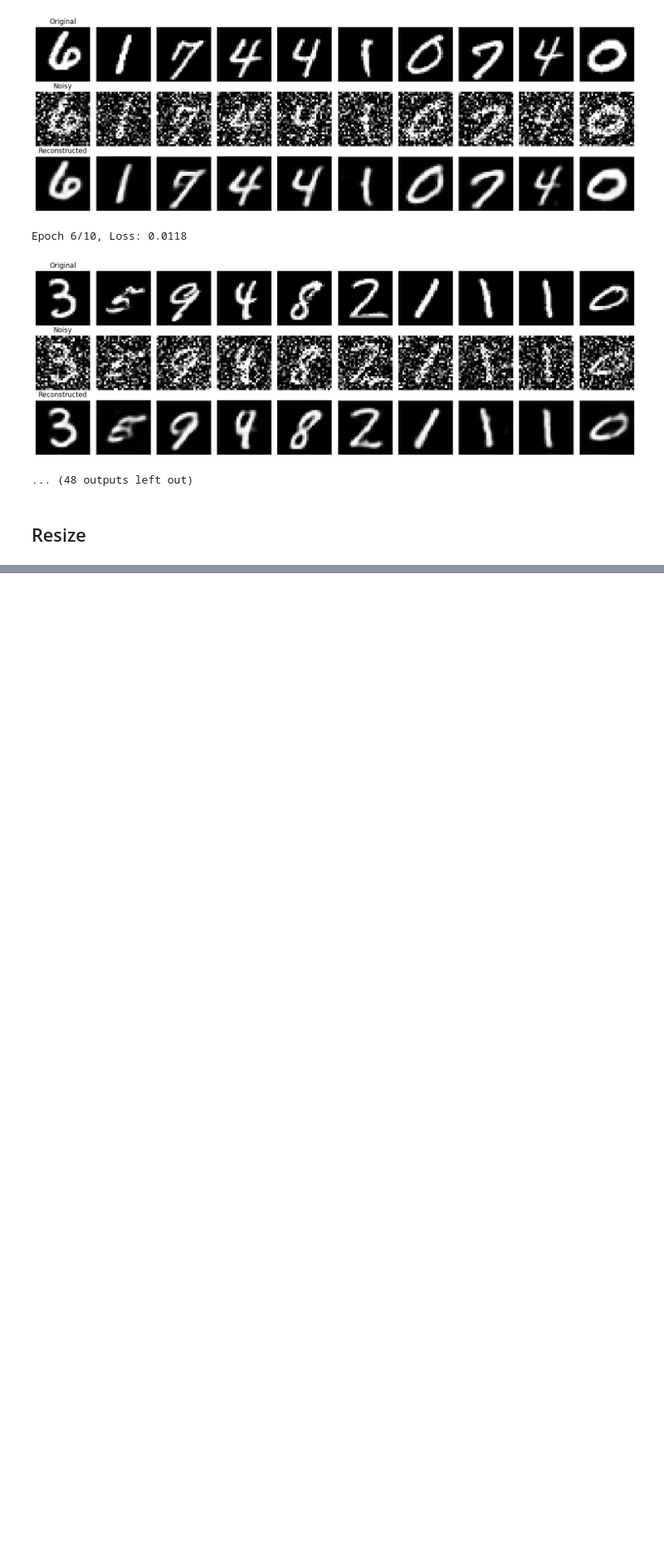
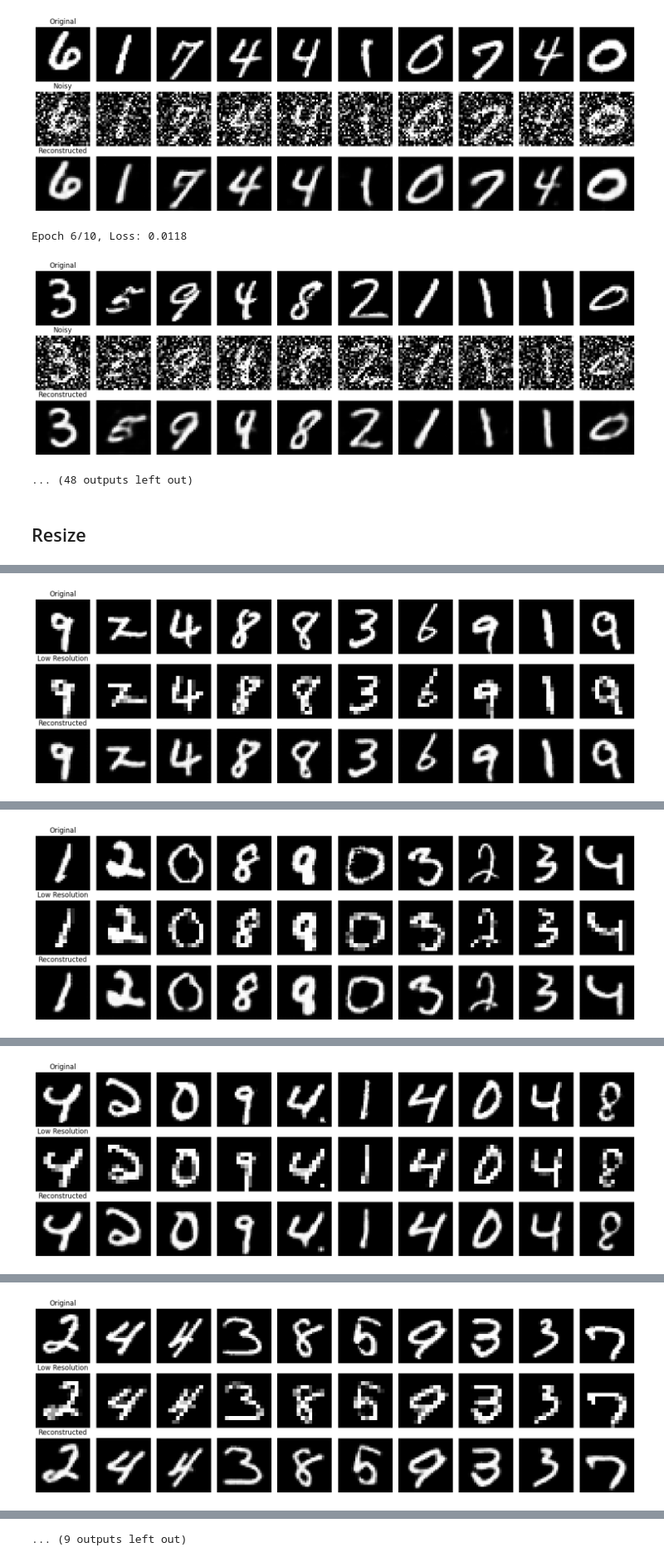
Before and after one commit to lunahernandez/Autoencoders, a Jupyter notebook: nb-07-Autoencoder.ipynb, the cells around one changed output, grey strips where cells are left out. Shown at 83% size. Cells and saved outputs as stored; diff of their text form; code cells hidden in the pictures; blank space fills up the shorter version.

```diff
--- a/nb-07-Autoencoder.ipynb
+++ b/nb-07-Autoencoder.ipynb
@@ -753,0 +524,16 @@ Epoch 10/10, Loss: 0.0046
+# %%
+device = torch.device("cuda" if torch.cuda.is_available() else "cpu")
+
+input_size=14 # 14x14
+num_epochs = 10
+lr = 0.001
+weight_decay = 1e-5
+
+model = SuperResolutionAutoencoder(input_size=input_size).to(device)
+
+criterion = nn.MSELoss()
+optimizer = optim.Adam(model.parameters(), lr=lr, weight_decay=weight_decay)
+
+train_super_resolution_autoencoder(model, data_loader, data_loader_valid, num_epochs, input_size, criterion, optimizer, device)
+#visualize_results_super_resolution_autoencoder(model, data_loader_valid, input_size, device)
+# %% [output]
@@ -753,0 +541 @@ Epoch 10/10, Loss: 0.0046
+[figure, added]
@@ -753,0 +544 @@ Epoch 10/10, Loss: 0.0046
+[figure, added]
@@ -753,0 +547 @@ Epoch 10/10, Loss: 0.0046
+[figure, added]
@@ -753,0 +550 @@ Epoch 10/10, Loss: 0.0046
+[figure, added]
@@ -753,0 +557 @@ Epoch 10/10, Loss: 0.0046
+... (9 outputs left out)
```
Also changed, not shown: parts of 11 cells of this notebook.
